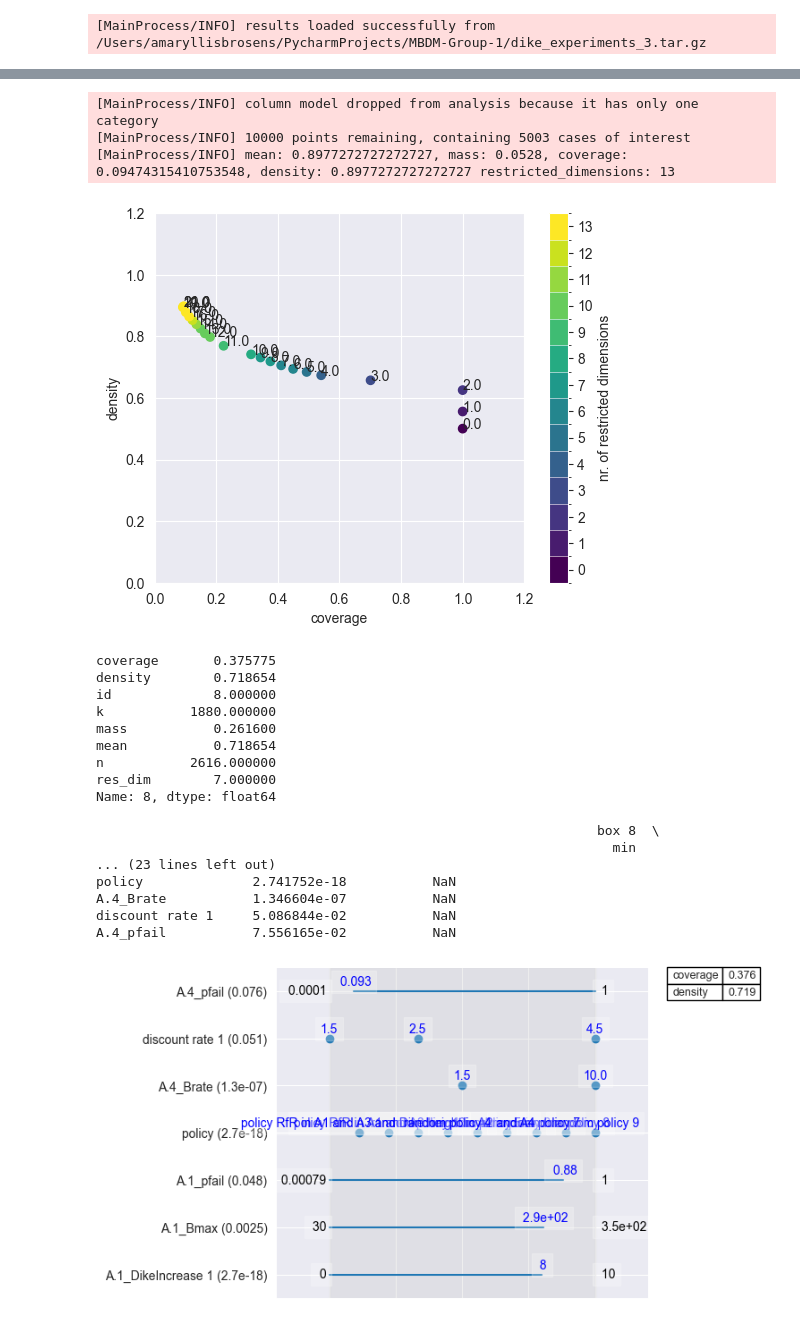
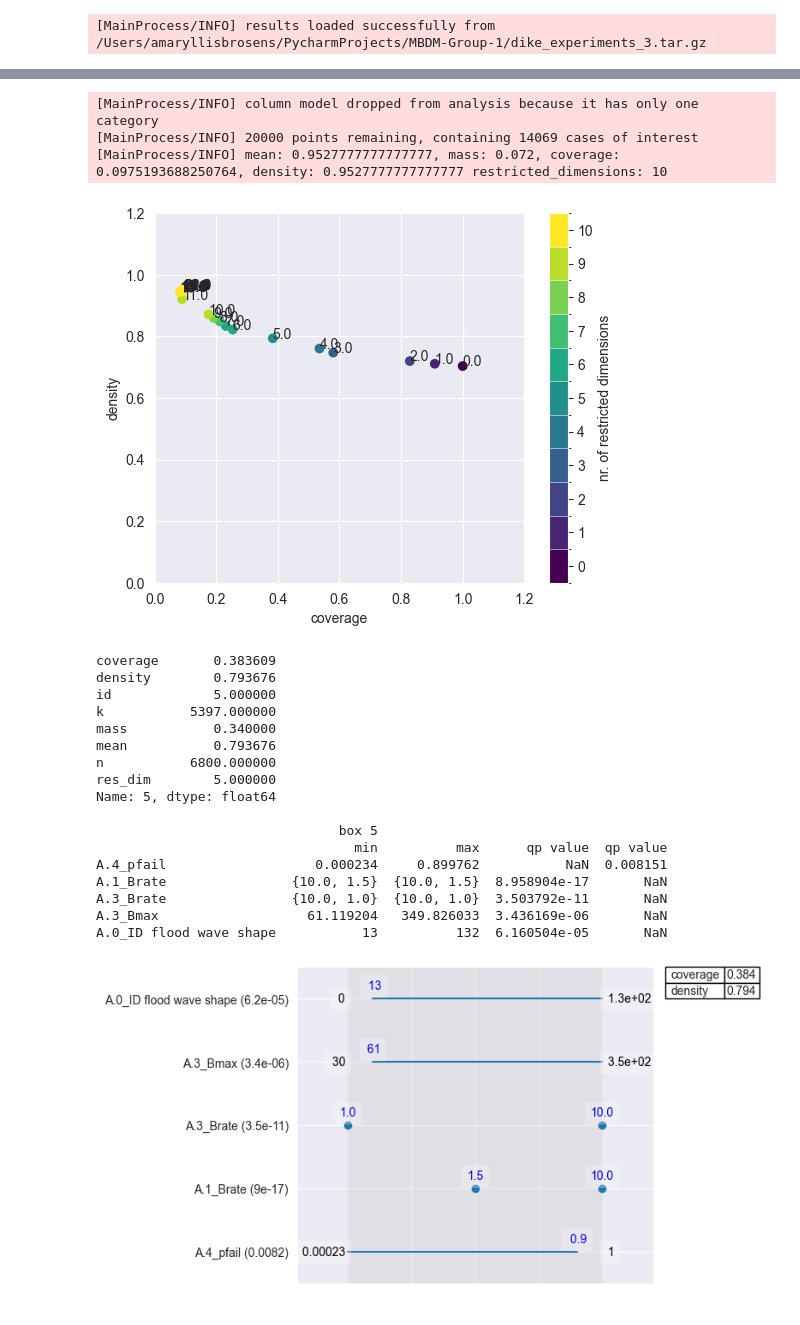
Before and after one commit to daniela1998/MBDM-Group-1, a Jupyter notebook: PRIM.ipynb, the cells around one changed output, grey strips where cells are left out. Cells and saved outputs as stored; diff of their text form; code cells hidden in the pictures.

Commit message:
NEW PRIM

```diff
--- a/PRIM.ipynb
+++ b/PRIM.ipynb
@@ -43,0 +44,6 @@ print(len(experiments))
+# %%
+cleaned_experiments = experiments.drop(
+    columns=experiments.columns[
+        experiments.columns.str.contains('DikeIncrease|EWS_DaysToThreat|RfR')
+    ]
+)
@@ -68,13 +74,15 @@ Expected Evacuation Costs
 # === Define targets for PRIM ===
 # target 5 m as the transport company asked us , 5 is too strict, I'm using 4.5
 
-target = (
-    (outcomes['A.1_Minimum Water Level'] < 4.5) |
-    (outcomes['A.2_Minimum Water Level'] < 4.5) |
-    (outcomes['A.3_Minimum Water Level'] < 4.5) |
-    (outcomes['A.4_Minimum Water Level'] < 4.5) |
-    (outcomes['A.5_Minimum Water Level'] < 4.5)
-)
+# target = (
+#     (outcomes['A.1_Minimum Water Level'] < 4.5) |
+#     (outcomes['A.2_Minimum Water Level'] < 4.5) |
+#     (outcomes['A.3_Minimum Water Level'] < 4.5) |
+#     (outcomes['A.4_Minimum Water Level'] < 4.5) |
+#     (outcomes['A.5_Minimum Water Level'] < 4.5)
+# )
+
+target = ( outcomes["Minimum Water Level"] < 4.8)
 # I'm using OR for the worst-case, if we want good cases we need to use AND
 # %%
 print(target.sum())        # Total number of True values
@@ -86,46 +94,46 @@ print(np.unique(target))   # Should be [True, False]
 [False  True]
 # %%
 # === Run PRIM ===
-prim_alg = prim.Prim(experiments, target, threshold=0.8, peel_alpha=0.1)
+prim_alg = prim.Prim(cleaned_experiments, target, threshold=0.8, peel_alpha=0.1)
 box1 = prim_alg.find_box()
 # %% [output]
 [MainProcess/INFO] column model dropped from analysis because it has only one category
-[MainProcess/INFO] 10000 points remaining, containing 5003 cases of interest
-[MainProcess/INFO] mean: 0.8977272727272727, mass: 0.0528, coverage: 0.09474315410753548, density: 0.8977272727272727 restricted_dimensions: 13
+[MainProcess/INFO] 20000 points remaining, containing 14069 cases of interest
+[MainProcess/INFO] mean: 0.9527777777777777, mass: 0.072, coverage: 0.0975193688250764, density: 0.9527777777777777 restricted_dimensions: 10
 # %%
 # === Plot and inspect ===
 box1.show_tradeoff(annotated =True)
 plt.show()
 # %% [output]
-[figure, old version]
+[figure, new version]
 # %%
 # choose a box that has moderate to high coverage (captures many good cases)
 # and higher density
 
-point = 8
+point = 5
 # Inspect top box
 box1.inspect(point)
 box1.inspect(point, style='graph')
 plt.show()
 # %% [output]
-coverage       0.375775
-density        0.718654
-id             8.000000
-k           1880.000000
-mass           0.261600
-mean           0.718654
-n           2616.000000
-res_dim        7.000000
-Name: 8, dtype: float64
+coverage       0.383609
+density        0.793676
+id             5.000000
+k           5397.000000
+mass           0.340000
+mean           0.793676
+n           6800.000000
+res_dim        5.000000
+Name: 5, dtype: float64
 
-                                                                box 8  \
-                                                                  min
-... (23 lines left out)
-policy              2.741752e-18           NaN
-A.4_Brate           1.346604e-07           NaN
-discount rate 1     5.086844e-02           NaN
-A.4_pfail           7.556165e-02           NaN
+                               box 5
+                                 min          max      qp value  qp value
+A.4_pfail                   0.000234     0.899762           NaN  0.008151
+A.1_Brate                {10.0, 1.5}  {10.0, 1.5}  8.958904e-17       NaN
+A.3_Brate                {10.0, 1.0}  {10.0, 1.0}  3.503792e-11       NaN
+A.3_Bmax                   61.119204   349.826033  3.436169e-06       NaN
+A.0_ID flood wave shape           13          132  6.160504e-05       NaN
-[figure, old version]
+[figure, new version]
 # %%
 # | Term         | Meaning                                                                    |
 # | ------------ | -------------------------------------------------------------------------- |
```
Also changed, not shown: parts of 9 cells of this notebook, 1 other file.
